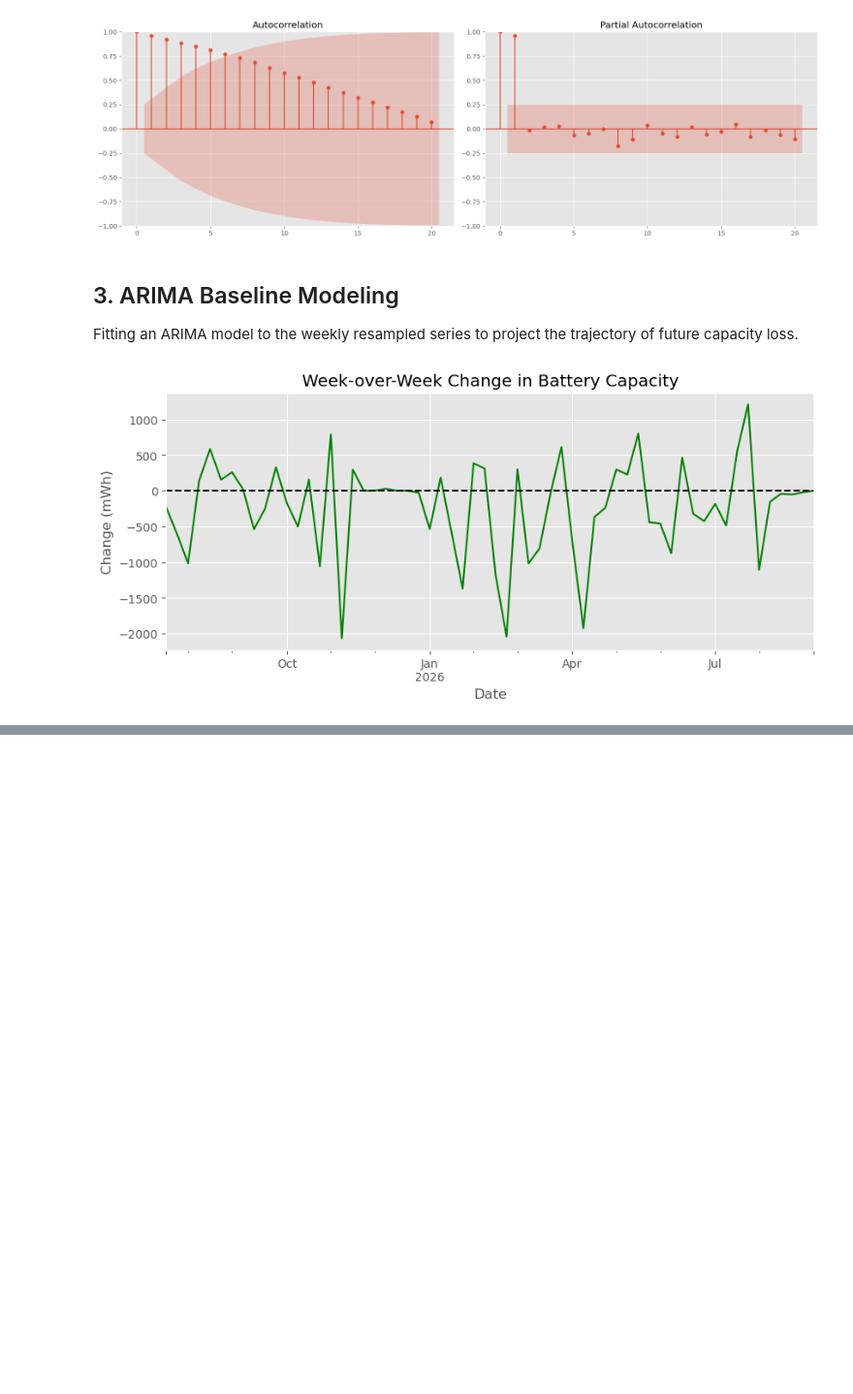
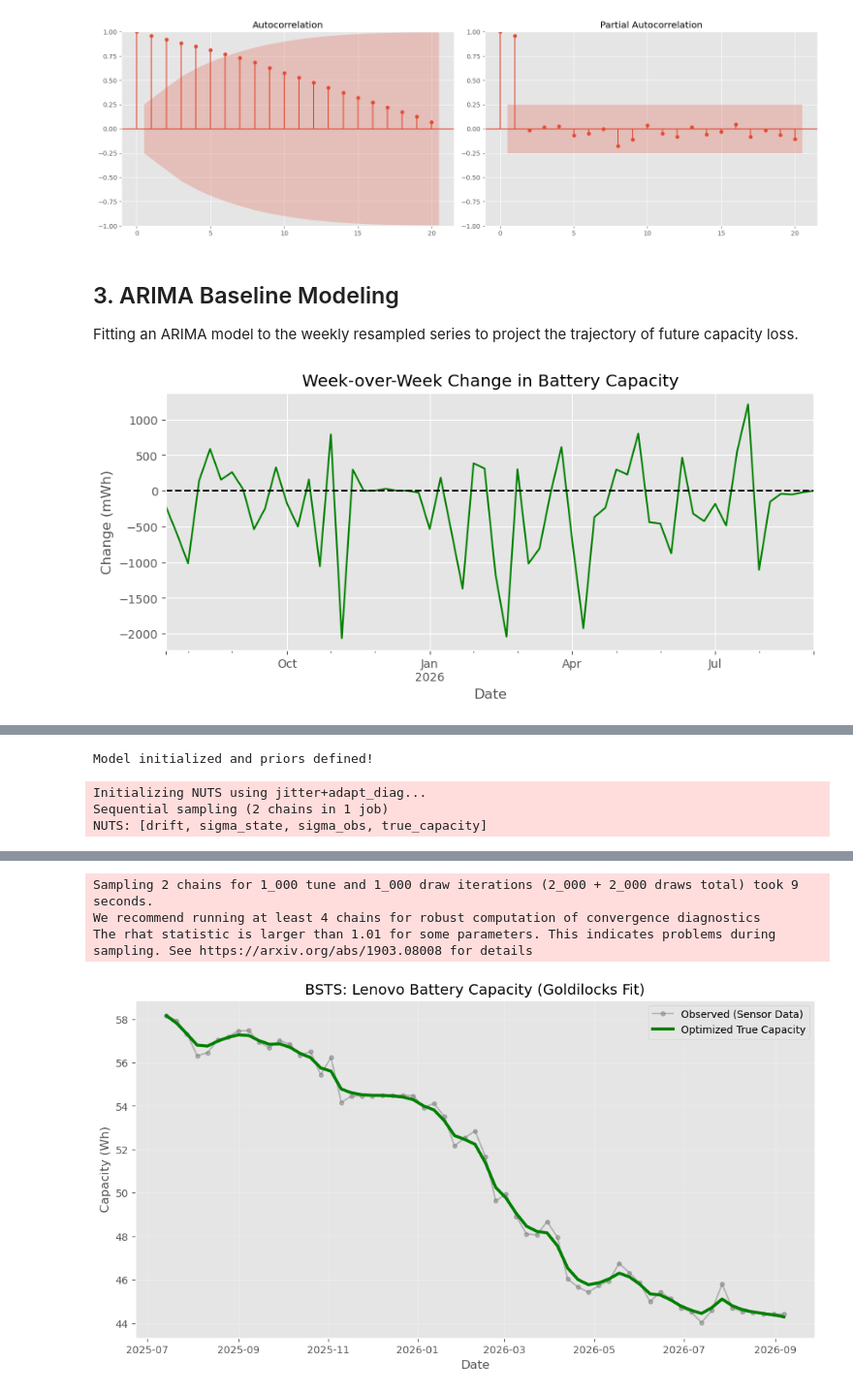
Before and after one commit to Iamkaris/Lenovo-_battery_analysis, a Jupyter notebook: time_series_analysis.ipynb, the cells around one changed output, grey strips where cells are left out. Shown at 97% size. Drawn from its saved outputs; the diff is of its cells as text; code cells hidden in the pictures; blank space fills up the shorter version.

Commit message:
Add monotonic BSTS model, Monte Carlo forecast, and project documentation.

```diff
--- a/time_series_analysis.ipynb
+++ b/time_series_analysis.ipynb
@@ -148,0 +166,67 @@ Warnings:
+# %%
+# Create the framework for our model
+with pm.Model() as battery_model:
+
+    # 1. The prior for the sensor's random measurement errors
+    # We use an Exponential distribution because noise must be a positive number
+    sigma_obs = pm.Exponential("sigma_obs", 1.0)
+
+    # 2. The prior for the actual week-over-week degradation (true state change)
+    sigma_state = pm.Exponential("sigma_state", 1.0)
+
+    print("Model initialized and priors defined!")
+# %% [output]
+Model initialized and priors defined!
+# %%
+# The model requires standardized data. T
+df_clean['Capacity_Wh'] = df_clean['Charge Capacity'] / 1000
+
+with pm.Model() as goldilocks_battery_model:
+
+    # 1. Softer Drift: Let the data drive the exact slope
+    drift = pm.Normal("drift", mu=-0.05, sigma=0.1)
+
+    # 2. Flexible State: Allow for genuine curves, but prevent erratic jumps
+    sigma_state = pm.HalfNormal("sigma_state", sigma=0.1)
+
+    # 3. Sensor Noise: Still blame the sensor for the wild weekly spikes
+    sigma_obs = pm.HalfNormal("sigma_obs", sigma=2.0)
+
+    first_reading = df_clean['Capacity_Wh'].iloc[0]
+
+    # 4. Hidden State
+    true_capacity = pm.GaussianRandomWalk(
+        "true_capacity",
+        mu=drift,
+        sigma=sigma_state,
+        init_dist=pm.Normal.dist(mu=first_reading, sigma=0.1),
+        shape=len(df_clean)
+    )
+
+    # 5. Observation
+    observed_capacity = pm.Normal(
+        "observed_capacity",
+        mu=true_capacity,
+        sigma=sigma_obs,
+        observed=df_clean['Capacity_Wh'].values
+    )
+
+    # Sample with slightly relaxed target_accept since the math is less rigid now
+    trace_goldilocks = pm.sample(draws=1000, tune=1000, cores=1, target_accept=0.95)
+
+# Extract and Plot
+posterior_mean_goldilocks = trace_goldilocks.posterior["true_capacity"].mean(dim=["chain", "draw"])
+
+plt.figure(figsize=(12, 6))
+plt.plot(df_clean.index, df_clean['Capacity_Wh'], label='Observed (Sensor Data)', color='gray', alpha=0.5, marker='o', markersize=4)
+plt.plot(df_clean.index, posterior_mean_goldilocks, label='Optimized True Capacity', color='green', linewidth=3)
+plt.title('BSTS: Lenovo Battery Capacity (Goldilocks Fit)')
+plt.xlabel('Date')
+plt.ylabel('Capacity (Wh)')
+plt.legend()
+plt.grid(True, alpha=0.3)
+plt.show()
+# %% [output]
+Initializing NUTS using jitter+adapt_diag...
+Sequential sampling (2 chains in 1 job)
+NUTS: [drift, sigma_state, sigma_obs, true_capacity]
@@ -148,0 +235,4 @@ Warnings:
+Sampling 2 chains for 1_000 tune and 1_000 draw iterations (2_000 + 2_000 draws total) took 9 seconds.
+We recommend running at least 4 chains for robust computation of convergence diagnostics
+The rhat statistic is larger than 1.01 for some parameters. This indicates problems during sampling. See https://arxiv.org/abs/1903.08008 for details
+[figure, added]
```
Also changed, not shown: parts of 13 cells of this notebook, 2 other files.
